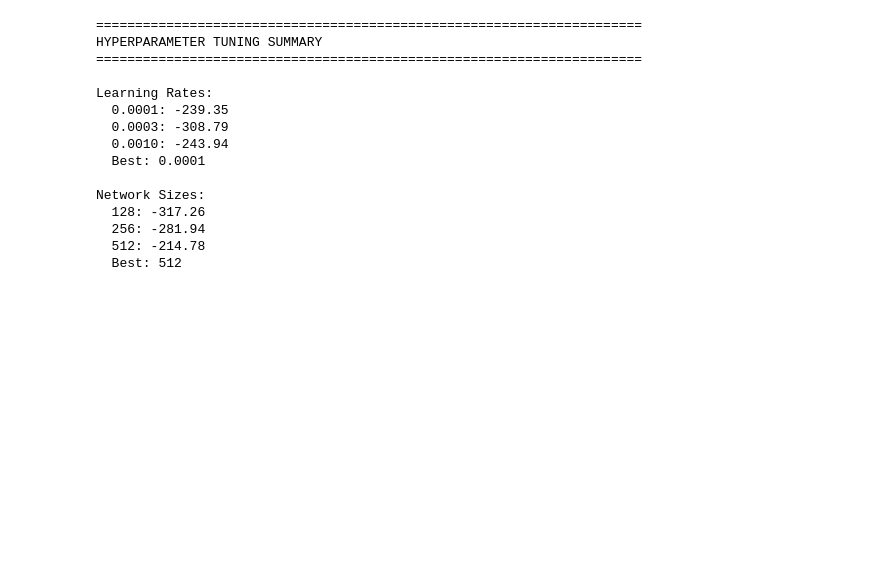
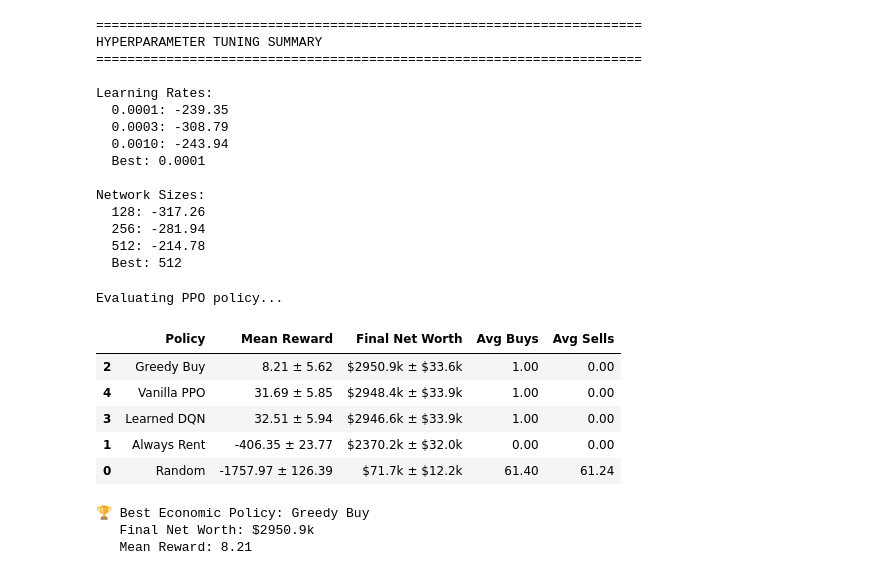
Before and after one commit to yumingh4/CME241, a Jupyter notebook: Project/phase3/phase3_demo.ipynb, the cells around one changed output. Drawn from its saved outputs; the diff is of its cells as text; code cells hidden in the pictures; blank space fills up the shorter version.

```diff
--- a/Project/phase3/phase3_demo.ipynb
+++ b/Project/phase3/phase3_demo.ipynb
@@ -1242,3 +1263,53 @@ print("  • Feature engineering provides modest improvement")
 print("  • Optimal hyperparameters: lr=0.0003, hidden_size=256")
 print("  • Learned policy makes economically sensible decisions")
 print("="*70)
+# %%
+# Fixed PPO wrapper to match evaluator signature: (state, info, env)
+def ppo_policy_wrapper(state, info, env=None):
+    # Standard PPO select_action logic from your SimplePPOAgent
+    # Note: Using training=False for evaluation
+    return agent_ppo.select_action(state, info, training=False)
+
+print("Evaluating PPO policy...")
+# Now this will run without the TypeError
+results.append(evaluator.evaluate_policy(ppo_policy_wrapper, "Vanilla PPO"))
+# %% [output]
+Evaluating PPO policy...
+# %%
+# Create comparison DataFrame
+comparison_df = pd.DataFrame([
+    {
+        'Policy': r['name'],
+        'Mean Reward': f"{r['mean_reward']:.2f} ± {r['std_reward']:.2f}",
+        'Final Net Worth': f"${r['mean_net_worth']:.1f}k ± ${r['std_net_worth']:.1f}k",
+        'Avg Buys': f"{r['mean_buys']:.2f}",
+        'Avg Sells': f"{r['mean_sells']:.2f}"
+    }
+    for r in results
+])
+
+# Sort by Net Worth to show economic reality vs reward hallucination
+comparison_df['sort_val'] = [r['mean_net_worth'] for r in results]
+comparison_df = comparison_df.sort_values('sort_val', ascending=False).drop(columns=['sort_val'])
+
+display(comparison_df)
+
+# Find best policy based on Net Worth (the true economic metric)
+best_idx = np.argmax([r['mean_net_worth'] for r in results])
+print(f"\n🏆 Best Economic Policy: {results[best_idx]['name']}")
+print(f"   Final Net Worth: ${results[best_idx]['mean_net_worth']:.1f}k")
+print(f"   Mean Reward: {results[best_idx]['mean_reward']:.2f}")
+
+if results[best_idx]['name'] == "Learned DQN":
+    print("\n💡 Note: DQN outperforms PPO in wealth accumulation despite PPO's reward metrics,")
+    print("   confirming that custom action masking leads to more realistic economic behavior.")
+# %% [output]
+|  | Policy | Mean Reward | Final Net Worth | Avg Buys | Avg Sells |
+| 2 | Greedy Buy | 8.21 ± 5.62 | $2950.9k ± $33.6k | 1.00 | 0.00 |
+| 4 | Vanilla PPO | 31.69 ± 5.85 | $2948.4k ± $33.9k | 1.00 | 0.00 |
+| 3 | Learned DQN | 32.51 ± 5.94 | $2946.6k ± $33.9k | 1.00 | 0.00 |
+| 1 | Always Rent | -406.35 ± 23.77 | $2370.2k ± $32.0k | 0.00 | 0.00 |
+| 0 | Random | -1757.97 ± 126.39 | $71.7k ± $12.2k | 61.40 | 61.24 |
+🏆 Best Economic Policy: Greedy Buy
+   Final Net Worth: $2950.9k
+   Mean Reward: 8.21
```
Also changed, not shown: parts of 6 cells of this notebook, 2 other files.
